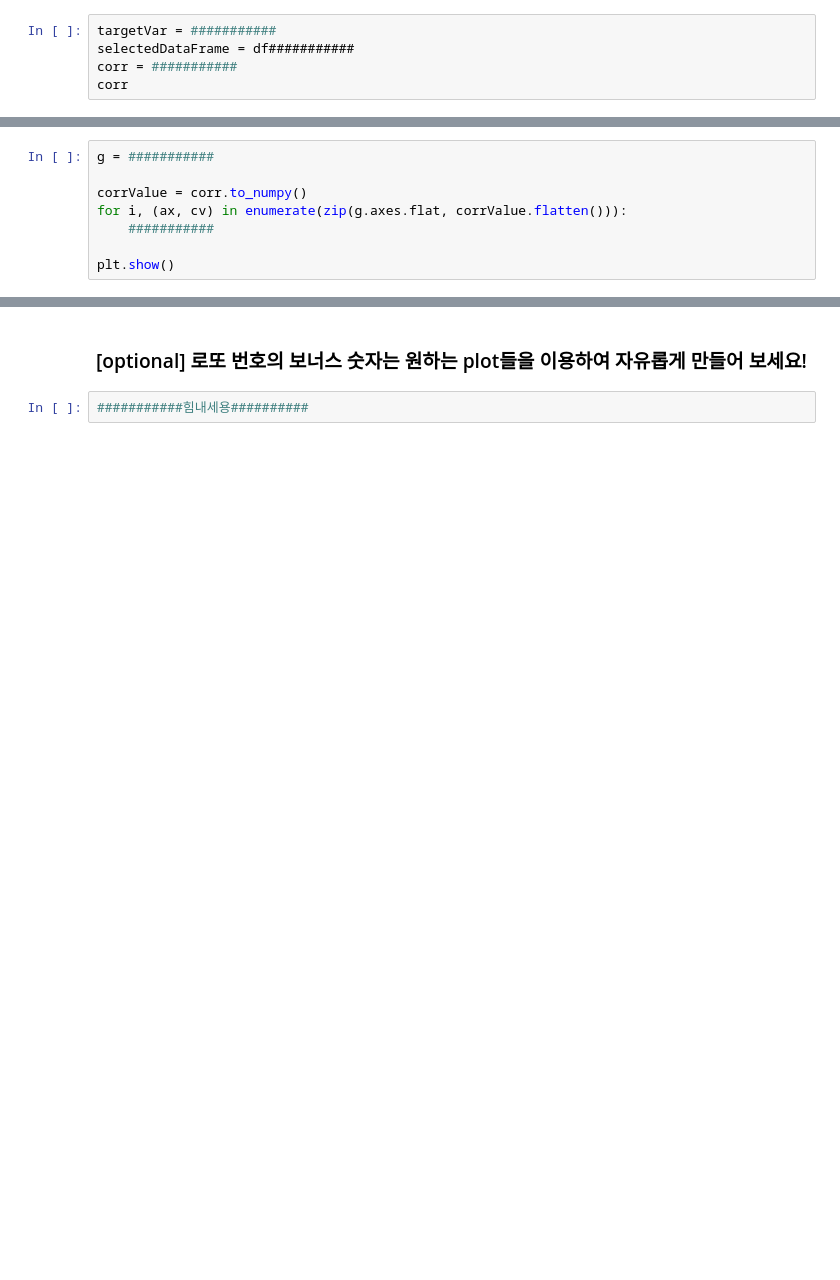
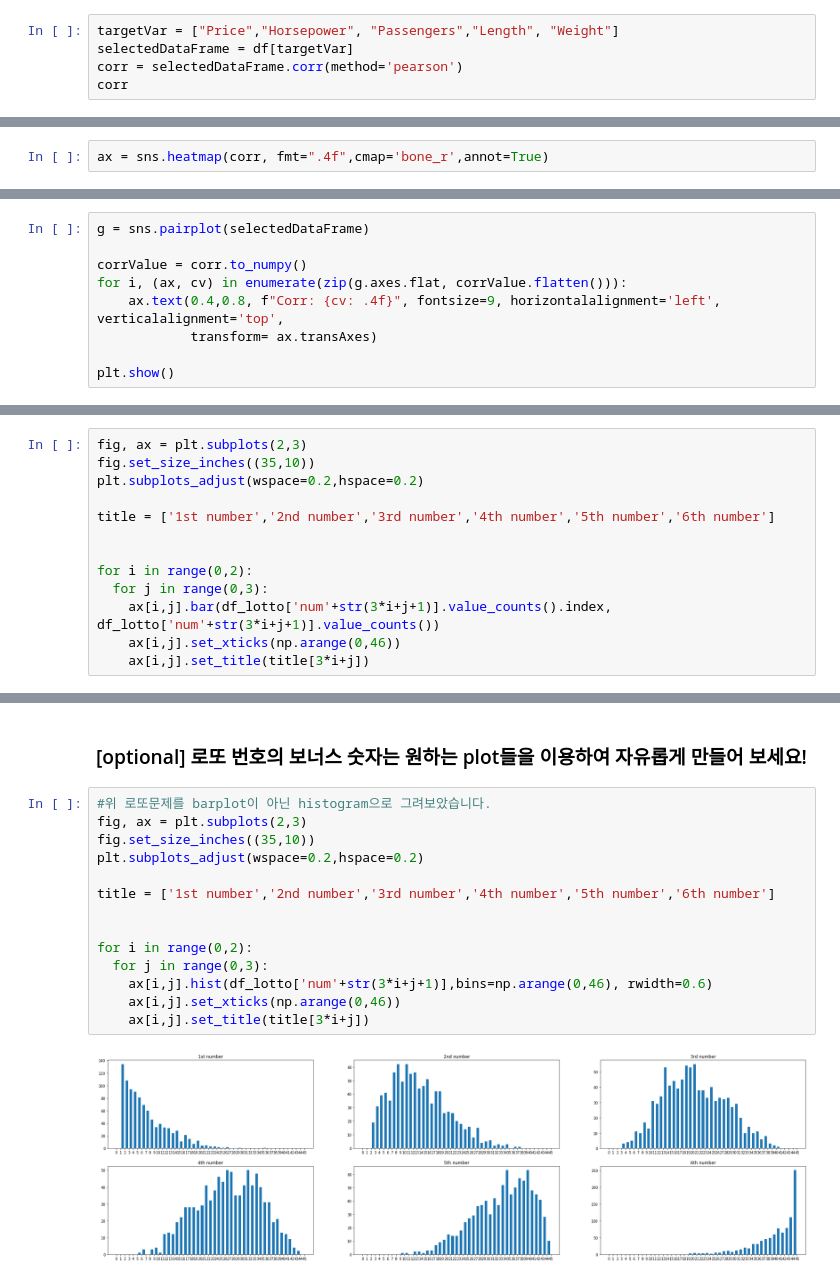
Before and after one commit to GunHeeJoe/DAP_2022, a Jupyter notebook: lecture4.ipynb, the cells around one changed output, grey strips where cells are left out. Cells and saved outputs as stored; diff of their text form; blank space fills up the shorter version.

```diff
--- a/lecture4.ipynb
+++ b/lecture4.ipynb
@@ -158,9 +158,9 @@ This part brought the correlation problem that was dealt with in the previous pr
 - Put this in the `df`
 - Use the `pearson` method to obtain the correlation value
 # %%
-targetVar = ###########
-selectedDataFrame = df###########
-corr = ###########
+targetVar = ["Price","Horsepower", "Passengers","Length", "Weight"]
+selectedDataFrame = df[targetVar]
+corr = selectedDataFrame.corr(method='pearson')
 corr
 # %% [output]
 |  | Price | Horsepower | Passengers | Length | Weight |
@@ -179,0 +176,2 @@ ax = ###########
+# %%
+ax = sns.heatmap(corr, fmt=".4f",cmap='bone_r',annot=True)
@@ -183,11 +183,12 @@ Plot *pair plot*. The plot must satisify following conditions.
 - Create a pair plot using the `targetvar` value above
 - Put the corr value in the pair plot in `text format`!
 # %%
-g = ###########
+g = sns.pairplot(selectedDataFrame)
 
 corrValue = corr.to_numpy()
 for i, (ax, cv) in enumerate(zip(g.axes.flat, corrValue.flatten())):
-    ###########
+    ax.text(0.4,0.8, f"Corr: {cv: .4f}", fontsize=9, horizontalalignment='left', verticalalignment='top',
+            transform= ax.transAxes)
 
 plt.show()
 # %% [output]
@@ -442,0 +450,13 @@ plt.show()
+# %%
+fig, ax = plt.subplots(2,3)
+fig.set_size_inches((35,10))
+plt.subplots_adjust(wspace=0.2,hspace=0.2)
+
+title = ['1st number','2nd number','3rd number','4th number','5th number','6th number']
+
+
+for i in range(0,2):
+  for j in range(0,3):
+    ax[i,j].bar(df_lotto['num'+str(3*i+j+1)].value_counts().index, df_lotto['num'+str(3*i+j+1)].value_counts())
+    ax[i,j].set_xticks(np.arange(0,46))
+    ax[i,j].set_title(title[3*i+j])
@@ -443,4 +465,18 @@ plt.show()
 # %% [markdown]
 ### [optional] 로또 번호의 보너스 숫자는 원하는 plot들을 이용하여 자유롭게 만들어 보세요!
-# %%
-###########힘내세용##########
+# %%
+#위 로또문제를 barplot이 아닌 histogram으로 그려보았습니다.
+fig, ax = plt.subplots(2,3)
+fig.set_size_inches((35,10))
+plt.subplots_adjust(wspace=0.2,hspace=0.2)
+
+title = ['1st number','2nd number','3rd number','4th number','5th number','6th number']
+
+
+for i in range(0,2):
+  for j in range(0,3):
+    ax[i,j].hist(df_lotto['num'+str(3*i+j+1)],bins=np.arange(0,46), rwidth=0.6)
+    ax[i,j].set_xticks(np.arange(0,46))
+    ax[i,j].set_title(title[3*i+j])
+# %% [output]
+[figure, added]
```
Also changed, not shown: parts of 21 cells of this notebook.
